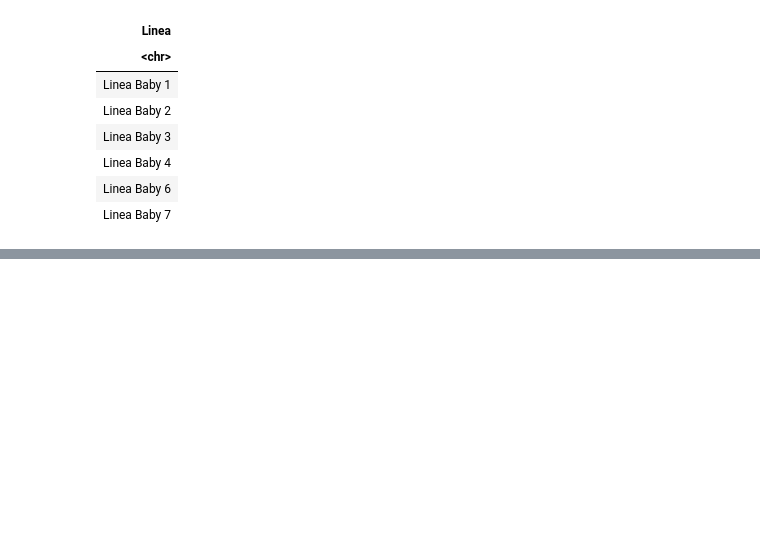
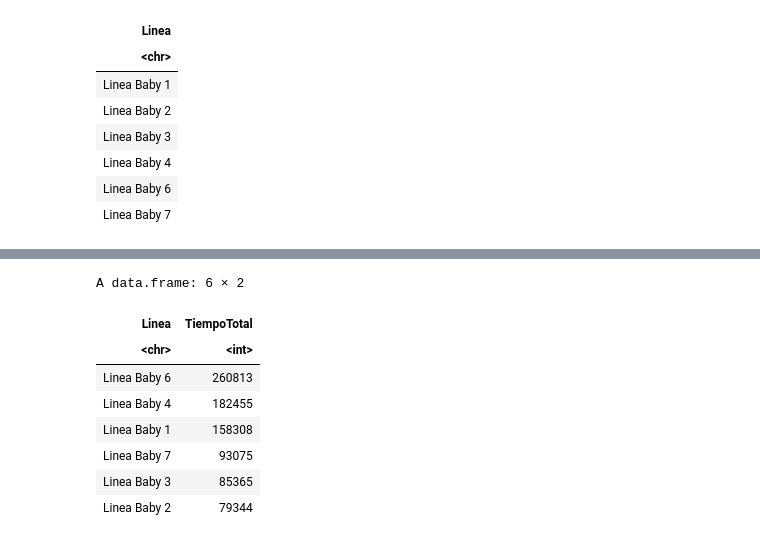
Before and after one commit to lismarcarolinacamacho/R-Y-SQL, a Jupyter notebook: Copia_de_kernel_de_R_+SQL.ipynb, the cells around one changed output, grey strips where cells are left out. Cells and saved outputs as stored; diff of their text form; code cells hidden in the pictures; blank space fills up the shorter version.

```diff
--- a/Copia_de_kernel_de_R_+SQL.ipynb
+++ b/Copia_de_kernel_de_R_+SQL.ipynb
@@ -137,0 +145,20 @@ A data.frame: 6 × 1
+# %%
+# Obtener el tiemp de parada NP total por un tipo de linea
+
+sqldf("
+select Linea,
+sum(TiempoPnP) as [TiempoTotal]
+from dataset
+group by Linea
+order by 2 desc
+")
+# %% [output]
+A data.frame: 6 × 2
+| Linea | TiempoTotal |
+| <chr> | <int> |
+| Linea Baby 6 | 260813 |
+| Linea Baby 4 | 182455 |
+| Linea Baby 1 | 158308 |
+| Linea Baby 7 | 93075 |
+| Linea Baby 3 | 85365 |
+| Linea Baby 2 | 79344 |
```
Also changed, not shown: parts of 5 cells of this notebook.
